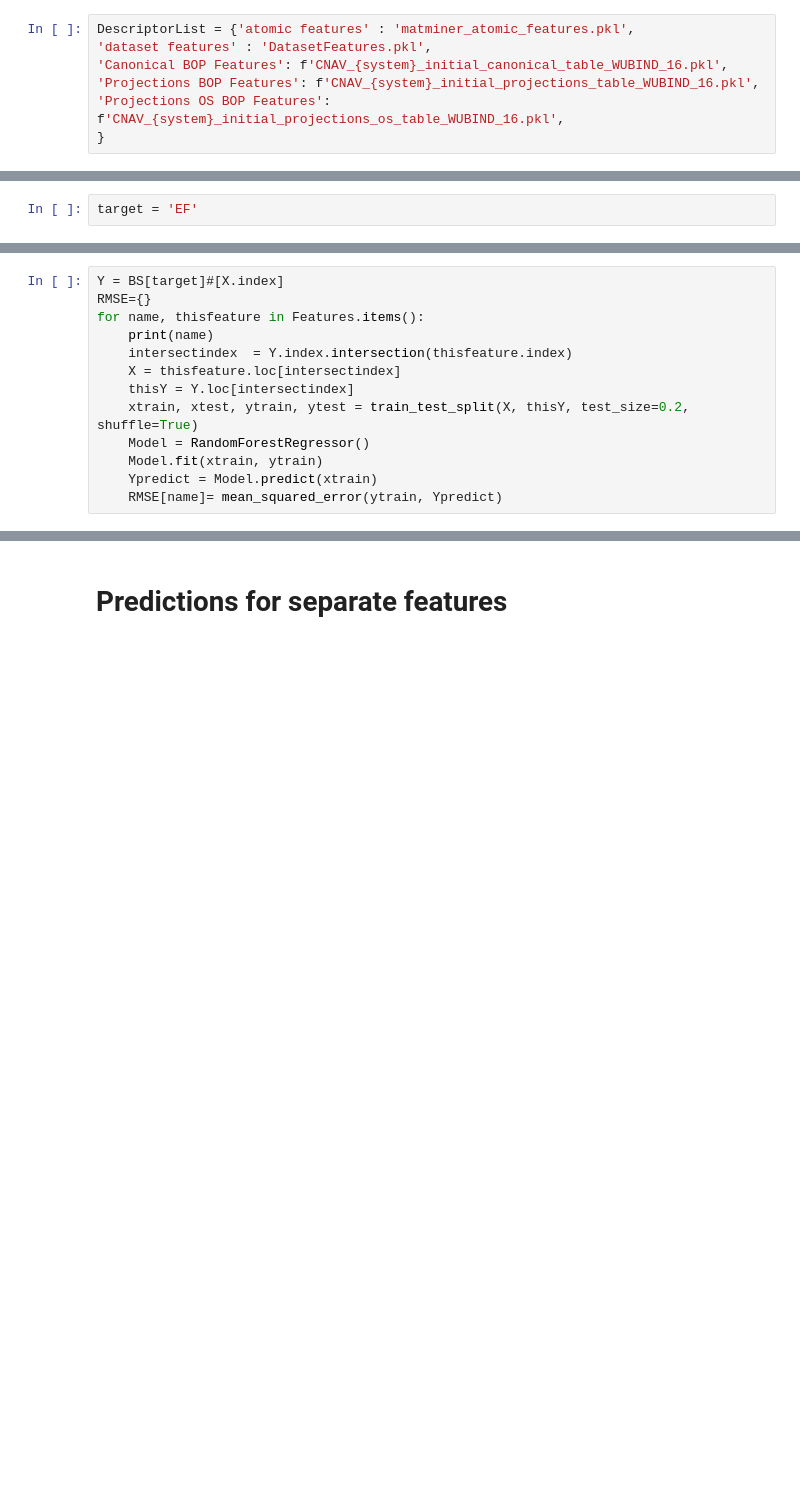
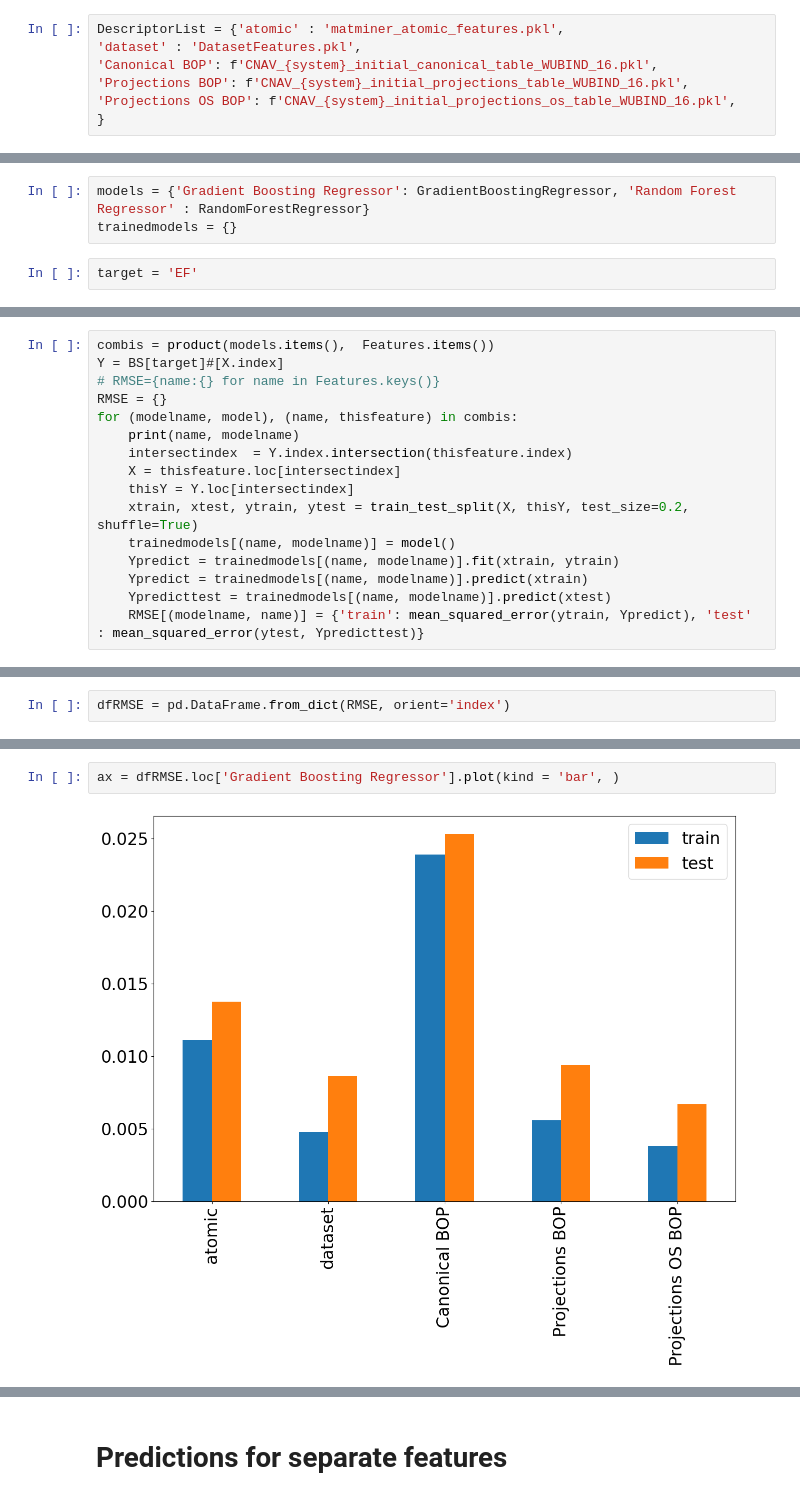
Before and after one commit to AIIMProject/MLFeMoTCPs, a Jupyter notebook: 07_MachineLearn.ipynb, the cells around one changed output, grey strips where cells are left out. Cells and saved outputs as stored; diff of their text form; blank space fills up the shorter version.

```diff
--- a/07_MachineLearn.ipynb
+++ b/07_MachineLearn.ipynb
@@ -62,11 +62,11 @@ BS[['V','E0','B','EF']]
 # %% [markdown]
 ## atomic feature files
 # %%
-DescriptorList = {'atomic features' : 'matminer_atomic_features.pkl',
-'dataset features' : 'DatasetFeatures.pkl',
-'Canonical BOP Features': f'CNAV_{system}_initial_canonical_table_WUBIND_16.pkl',
-'Projections BOP Features': f'CNAV_{system}_initial_projections_table_WUBIND_16.pkl',
-'Projections OS BOP Features': f'CNAV_{system}_initial_projections_os_table_WUBIND_16.pkl',
+DescriptorList = {'atomic' : 'matminer_atomic_features.pkl',
+'dataset' : 'DatasetFeatures.pkl',
+'Canonical BOP': f'CNAV_{system}_initial_canonical_table_WUBIND_16.pkl',
+'Projections BOP': f'CNAV_{system}_initial_projections_table_WUBIND_16.pkl',
+'Projections OS BOP': f'CNAV_{system}_initial_projections_os_table_WUBIND_16.pkl',
 }
 # %%
 DescriptorFileList = {
@@ -90,5 +90,8 @@ from sklearn.preprocessing import MinMaxScaler
 from sklearn.linear_model import Lasso
 # %% [markdown]
 the target should be a param of the notebook and the BOP models
+# %%
+models = {'Gradient Boosting Regressor': GradientBoostingRegressor, 'Random Forest Regressor' : RandomForestRegressor}
+trainedmodels = {}
 # %%
 target = 'EF'
@@ -95,14 +100,17 @@ target = 'EF'
 # %%
+combis = product(models.items(),  Features.items())
 Y = BS[target]#[X.index]
-RMSE={}
-for name, thisfeature in Features.items():
-    print(name)
+# RMSE={name:{} for name in Features.keys()}
+RMSE = {}
+for (modelname, model), (name, thisfeature) in combis:
+    print(name, modelname)
     intersectindex  = Y.index.intersection(thisfeature.index)
     X = thisfeature.loc[intersectindex]
     thisY = Y.loc[intersectindex]
     xtrain, xtest, ytrain, ytest = train_test_split(X, thisY, test_size=0.2, shuffle=True)
-    Model = RandomForestRegressor()
-    Model.fit(xtrain, ytrain)
-    Ypredict = Model.predict(xtrain)
-    RMSE[name]= mean_squared_error(ytrain, Ypredict)
+    trainedmodels[(name, modelname)] = model()
+    Ypredict = trainedmodels[(name, modelname)].fit(xtrain, ytrain)
+    Ypredict = trainedmodels[(name, modelname)].predict(xtrain)
+    Ypredicttest = trainedmodels[(name, modelname)].predict(xtest)
+    RMSE[(modelname, name)] = {'train': mean_squared_error(ytrain, Ypredict), 'test' : mean_squared_error(ytest, Ypredicttest)}
 # %% [output]
@@ -121,0 +127,2 @@ RMSE
+# %%
+dfRMSE = pd.DataFrame.from_dict(RMSE, orient='index')
@@ -121,0 +143,4 @@ RMSE
+# %%
+ax = dfRMSE.loc['Gradient Boosting Regressor'].plot(kind = 'bar', )
+# %% [output]
+[figure, added]
```
Also changed, not shown: parts of 13 cells of this notebook.
